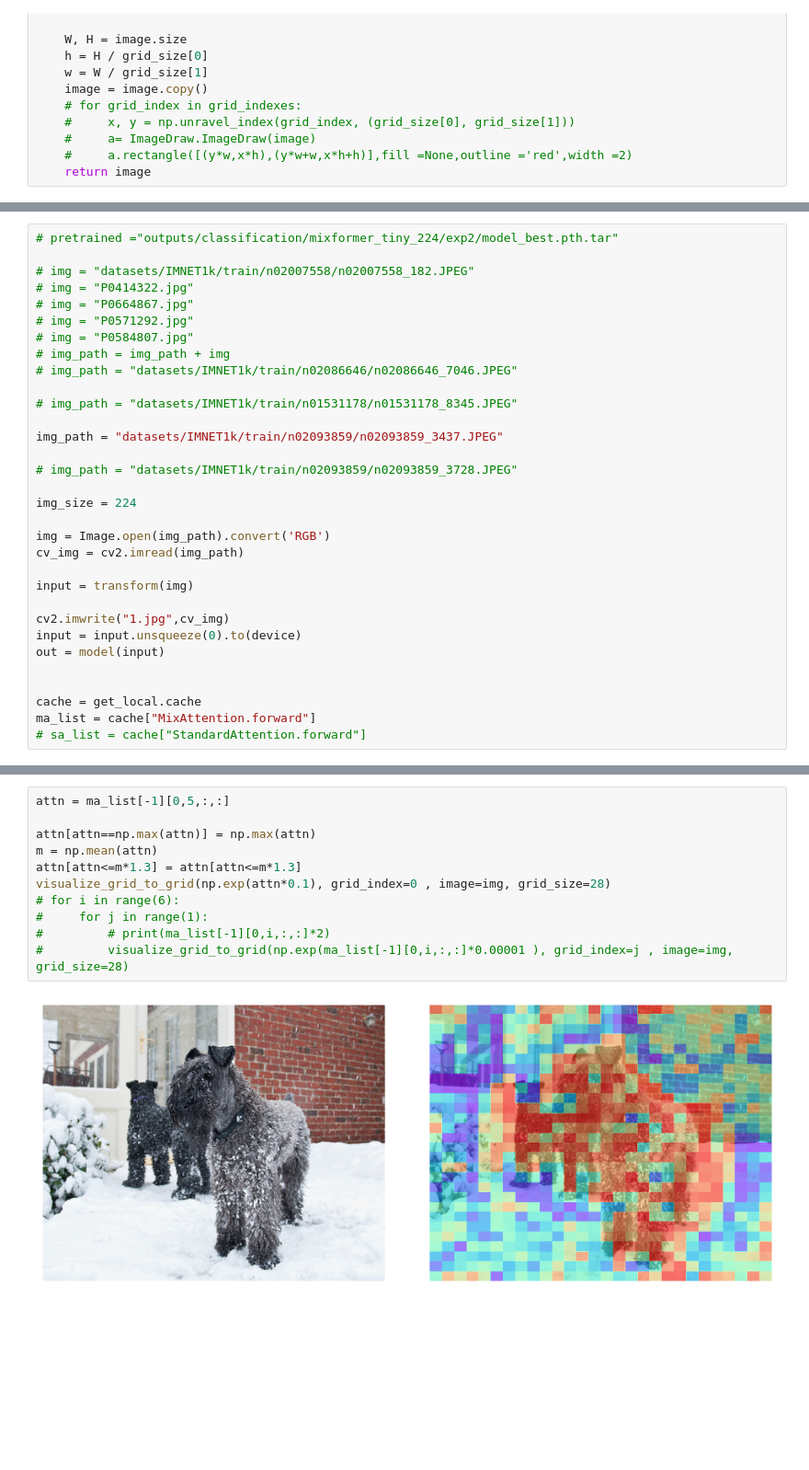
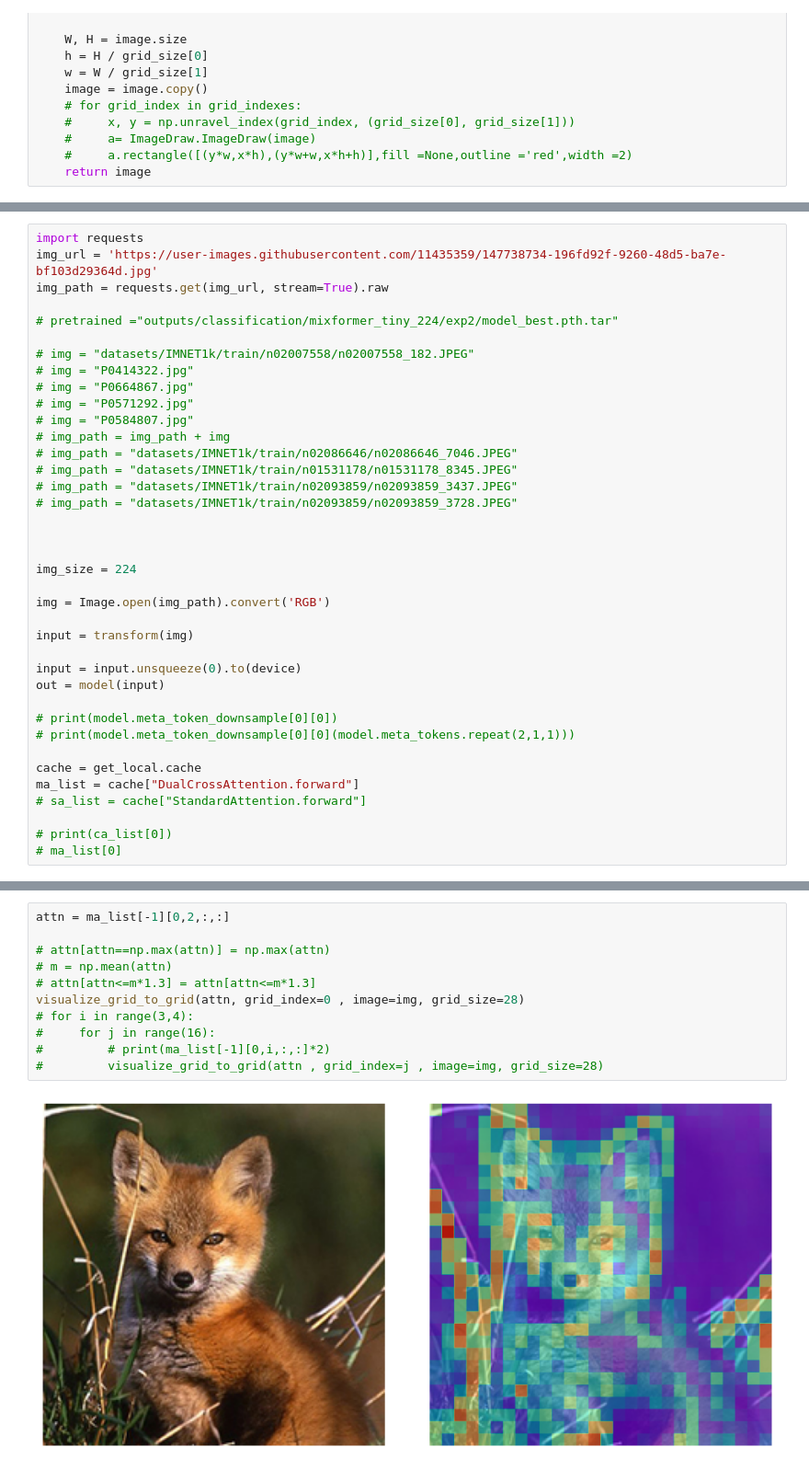
Before and after one commit to ViTAE-Transformer/LeMeViT, a Jupyter notebook: vis.ipynb, the cells around one changed output, grey strips where cells are left out. Shown at 92% size. Drawn from its saved outputs; the diff is of its cells as text; blank space fills up the shorter version.

Commit message:
visualization

```diff
--- a/vis.ipynb
+++ b/vis.ipynb
@@ -226,4 +225,8 @@ transform = create_transform(224,is_training=False, no_aug=True, interpolation="
 # %%
+import requests
+img_url = 'https://user-images.githubusercontent.com/11435359/147738734-196fd92f-9260-48d5-ba7e-bf103d29364d.jpg'
+img_path = requests.get(img_url, stream=True).raw
+
 # pretrained ="outputs/classification/mixformer_tiny_224/exp2/model_best.pth.tar"
 
 # img = "datasets/IMNET1k/train/n02007558/n02007558_182.JPEG"
@@ -233,25 +236,27 @@ transform = create_transform(224,is_training=False, no_aug=True, interpolation="
 # img = "P0584807.jpg"
 # img_path = img_path + img
 # img_path = "datasets/IMNET1k/train/n02086646/n02086646_7046.JPEG"
+# img_path = "datasets/IMNET1k/train/n01531178/n01531178_8345.JPEG"
+# img_path = "datasets/IMNET1k/train/n02093859/n02093859_3437.JPEG"
+# img_path = "datasets/IMNET1k/train/n02093859/n02093859_3728.JPEG"
 
-# img_path = "datasets/IMNET1k/train/n01531178/n01531178_8345.JPEG"
 
-img_path = "datasets/IMNET1k/train/n02093859/n02093859_3437.JPEG"
-
-# img_path = "datasets/IMNET1k/train/n02093859/n02093859_3728.JPEG"
 
 img_size = 224
 
 img = Image.open(img_path).convert('RGB')
-cv_img = cv2.imread(img_path)
 
 input = transform(img)
 
-cv2.imwrite("1.jpg",cv_img)
 input = input.unsqueeze(0).to(device)
 out = model(input)
 
+# print(model.meta_token_downsample[0][0])
+# print(model.meta_token_downsample[0][0](model.meta_tokens.repeat(2,1,1)))
 
 cache = get_local.cache
-ma_list = cache["MixAttention.forward"]
+ma_list = cache["DualCrossAttention.forward"]
 # sa_list = cache["StandardAttention.forward"]
+
+# print(ca_list[0])
+# ma_list[0]
@@ -276,13 +263,13 @@ Mix: tensor([[[[0.1874, 0.0178, 0.0173,  ..., 0.0225, 0.0180, 0.0169],
 # %%
-attn = ma_list[-1][0,5,:,:]
+attn = ma_list[-1][0,2,:,:]
 
-attn[attn==np.max(attn)] = np.max(attn)
-m = np.mean(attn)
-attn[attn<=m*1.3] = attn[attn<=m*1.3]
-visualize_grid_to_grid(np.exp(attn*0.1), grid_index=0 , image=img, grid_size=28)
-# for i in range(6):
-#     for j in range(1):
+# attn[attn==np.max(attn)] = np.max(attn)
+# m = np.mean(attn)
+# attn[attn<=m*1.3] = attn[attn<=m*1.3]
+visualize_grid_to_grid(attn, grid_index=0 , image=img, grid_size=28)
+# for i in range(3,4):
+#     for j in range(16):
 #         # print(ma_list[-1][0,i,:,:]*2)
-#         visualize_grid_to_grid(np.exp(ma_list[-1][0,i,:,:]*0.00001 ), grid_index=j , image=img, grid_size=28)
+#         visualize_grid_to_grid(attn , grid_index=j , image=img, grid_size=28)
 # %% [output]
-[figure, old version]
+[figure, new version]
```
Also changed, not shown: parts of 3 cells of this notebook, 3 other files.
